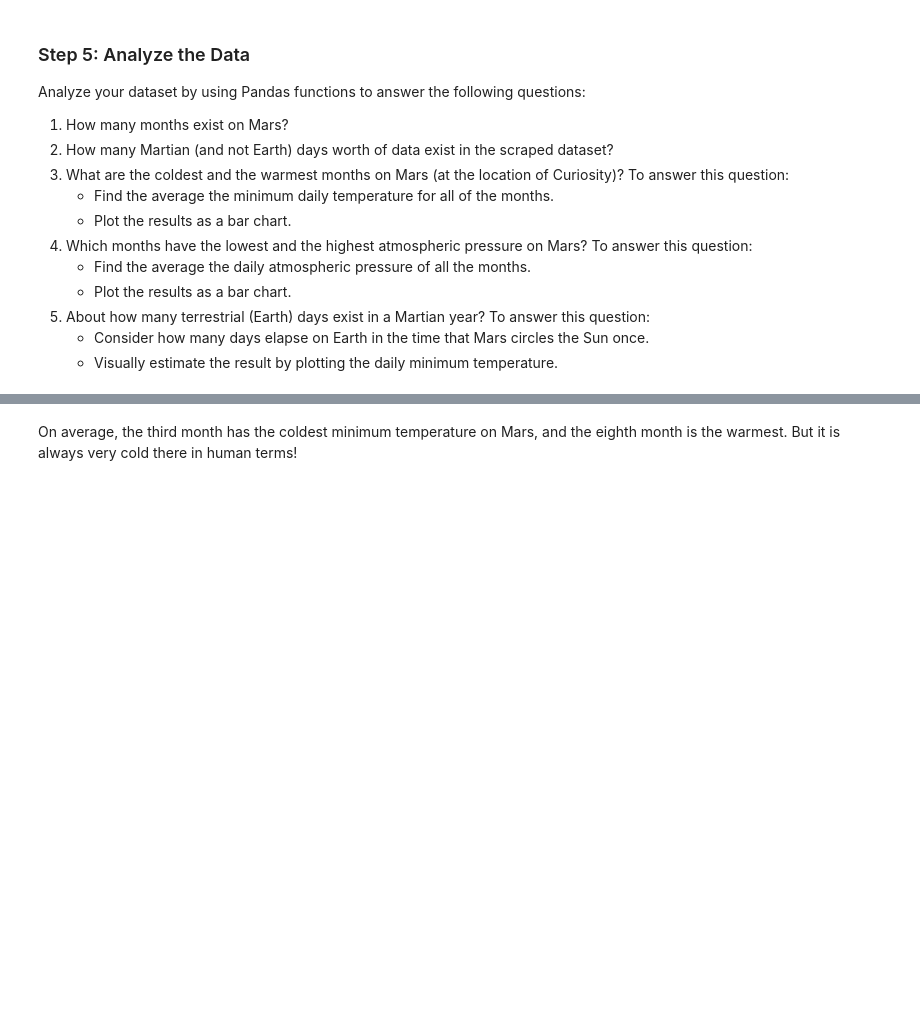
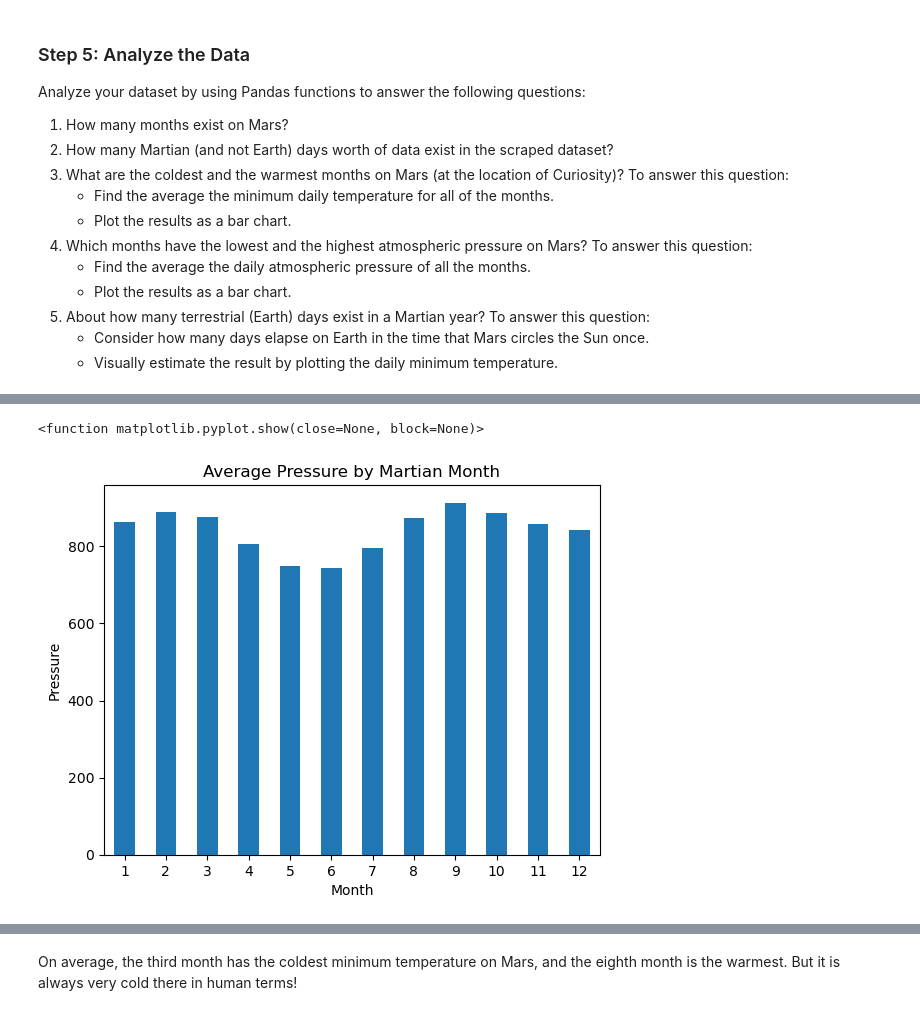
Before and after one commit to jepowers65/web_scrapping_challenge, a Jupyter notebook: Starter_Code/part_2_mars_weather.ipynb, the cells around one changed output, grey strips where cells are left out. Drawn from its saved outputs; the diff is of its cells as text; code cells hidden in the pictures; blank space fills up the shorter version.

```diff
--- a/Starter_Code/part_2_mars_weather.ipynb
+++ b/Starter_Code/part_2_mars_weather.ipynb
@@ -107,2 +233,15 @@ Analyze your dataset by using Pandas functions to answer the following questions
+# %%
+# Plot the average pressure by month
+mars_avg_pressure = mars_df.groupby(["month"])["pressure"].mean()
+
+mars_avg_pressure.plot.bar()
+plt.title("Average Pressure by Martian Month")
+plt.xlabel("Month")
+plt.xticks(rotation= 'horizontal')
+plt.ylabel("Pressure")
+plt.show
+# %% [output]
+<function matplotlib.pyplot.show(close=None, block=None)>
+[figure, added]
 # %%
 # 5. How many terrestrial (earth) days are there in a Martian year?
```
Also changed, not shown: parts of 23 cells of this notebook, 1 other file.
